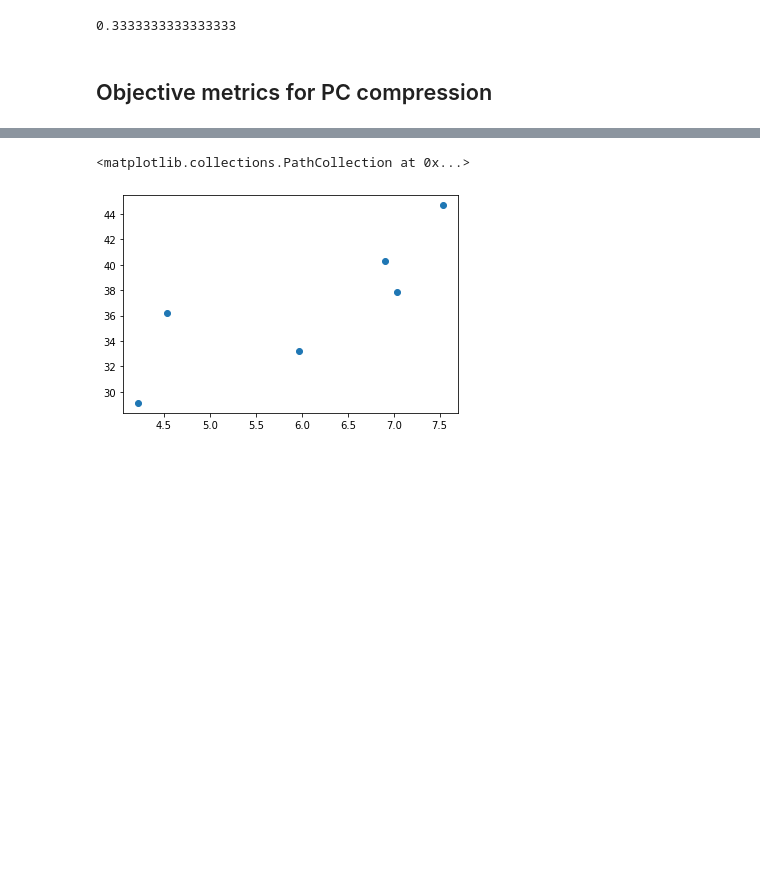
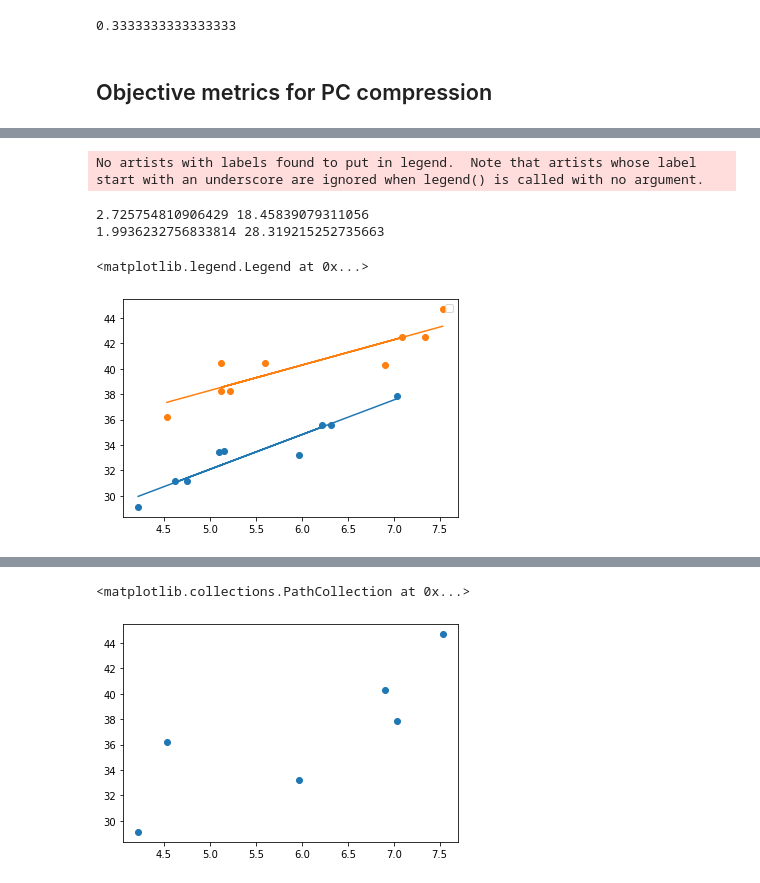
Before and after one commit to minhkstn/PointCloudQoEModels, a Jupyter notebook: point_cloud_qoe_models.ipynb, the cells around one changed output, grey strips where cells are left out. Cells and saved outputs as stored; diff of their text form; code cells hidden in the pictures; blank space fills up the shorter version.

Commit message:
PSNR vs. MOS for LongDress and Loot

```diff
--- a/point_cloud_qoe_models.ipynb
+++ b/point_cloud_qoe_models.ipynb
@@ -116,3 +78,0 @@ calculate_avg_psnr(file)
-# %%
-file = "/Users/minhkstn/Documents/SPIRIT/pc_metrics/mpeg-pcc-dmetric/redandblack_r1_single.txt"
-calculate_avg_psnr(file)
@@ -121,3 +78,0 @@ calculate_avg_psnr(file)
-# %%
-file = "/Users/minhkstn/Documents/SPIRIT/pc_metrics/mpeg-pcc-dmetric/redandblack_r3_single.txt"
-calculate_avg_psnr(file)
@@ -126,3 +78,0 @@ calculate_avg_psnr(file)
-# %%
-file = "/Users/minhkstn/Documents/SPIRIT/pc_metrics/mpeg-pcc-dmetric/redandblack_r5_single.txt"
-calculate_avg_psnr(file)
@@ -130,0 +92,21 @@ calculate_avg_psnr(file)
+# %%
+import numpy as np
+
+video_psnr_color = {}
+video_psnr_geometry = {}
+
+for video in [videos[0], videos[3]]:
+    video_psnr_color[video] = []
+    for start in qualities:
+        for end in qualities:
+            psnr_frames_color = np.concatenate((psnr_color[video][start][:150], psnr_color[video][end][150:]))
+            video_psnr_color[video].append(np.average(psnr_frames_color))
+            print("{}_{}_{}_color: {}".format(video, start, end, np.average(psnr_frames_color)))
+
+for video in [videos[0], videos[3]]:
+    video_psnr_geometry[video] = []
+    for start in qualities:
+        for end in qualities:
+            psnr_frames_geometry = np.concatenate((psnr_geometry[video][start][:150], psnr_geometry[video][end][150:]))
+            video_psnr_geometry[video].append(np.average(psnr_frames_geometry))
+            print("{}_{}_{}_geometry: {}".format(video, start, end, np.average(psnr_frames_geometry)))
@@ -130,0 +131,20 @@ calculate_avg_psnr(file)
+# %%
+mos_longdress = np.array([4.21875, 4.75, 5.15625, 4.625, 5.96875, 6.21875, 5.09375, 6.3125, 7.03125])
+mos_loot = np.array([4.53125, 5.21875, 5.59375, 5.125, 6.90625, 7.09375, 5.125, 7.34375, 7.53125])
+
+plt.scatter(mos_longdress, video_psnr_color[videos[0]])
+a, b = np.polyfit(mos_longdress, video_psnr_color[videos[0]], 1)
+print(a, b)
+plt.plot(mos_longdress, a*mos_longdress+b)
+
+plt.scatter(mos_loot, video_psnr_color[videos[3]])
+a, b = np.polyfit(mos_loot, video_psnr_color[videos[3]], 1)
+print(a, b)
+plt.plot(mos_loot, a*mos_loot+b)
+plt.legend()
+# %% [output]
+No artists with labels found to put in legend.  Note that artists whose label start with an underscore are ignored when legend() is called with no argument.
+2.725754810906429 18.45839079311056
+1.9936232756833814 28.319215252735663
+<matplotlib.legend.Legend at 0x...>
+[figure, added]
```
Also changed, not shown: parts of 21 cells of this notebook, 12 other files.
